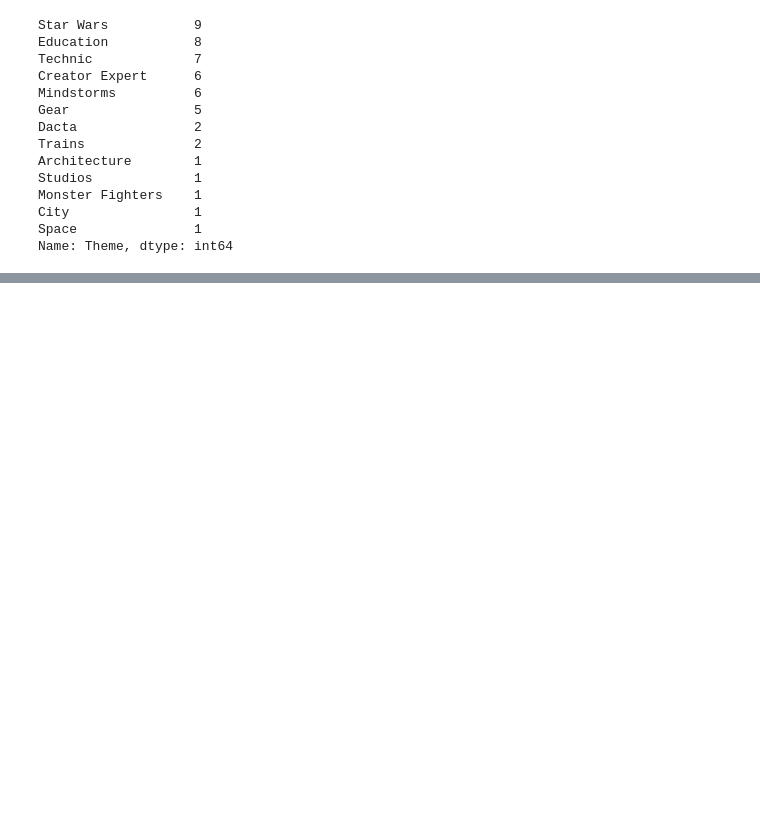
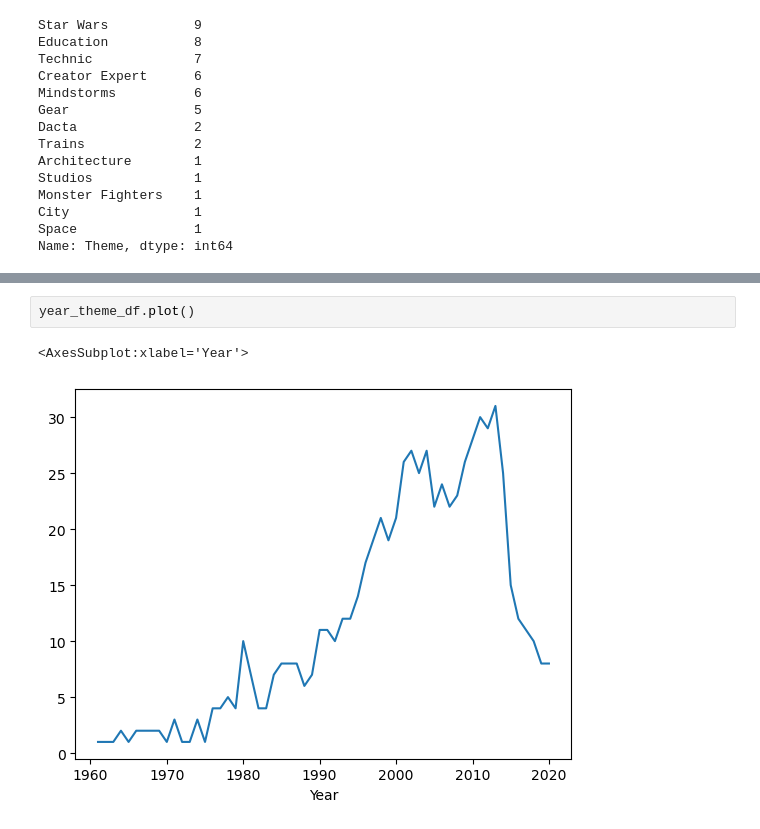
Before and after one commit to Domgraz/Lego_EDA, a Jupyter notebook: Lego_eda.ipynb, the cells around one changed output, grey strips where cells are left out. Cells and saved outputs as stored; diff of their text form; blank space fills up the shorter version.

Commit message:
added some questions and first plot

```diff
--- a/Lego_eda.ipynb
+++ b/Lego_eda.ipynb
@@ -112,0 +140,5 @@ df.sort_values(by = 'Price_Per_Piece', ascending= False)
+# %%
+year_theme_df.plot()
+# %% [output]
+<AxesSubplot:xlabel='Year'>
+[figure, added]
```
Also changed, not shown: parts of 10 cells of this notebook.
